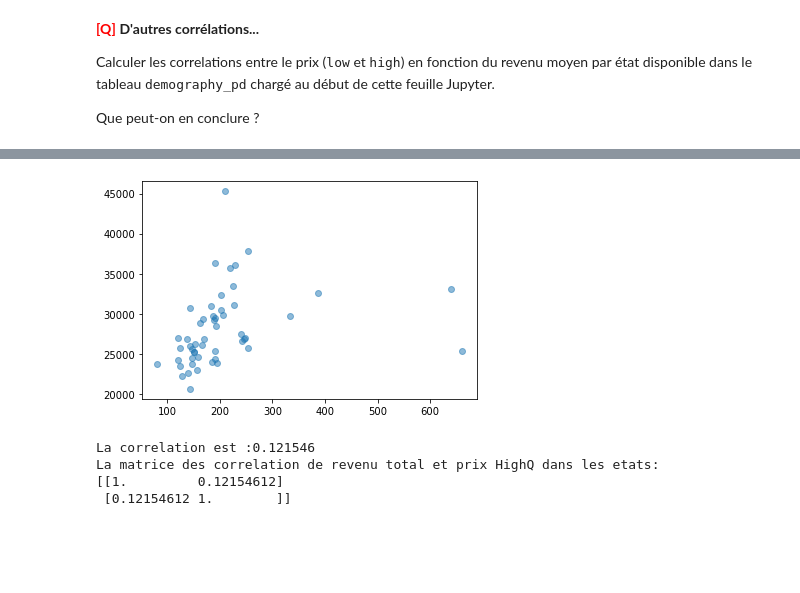
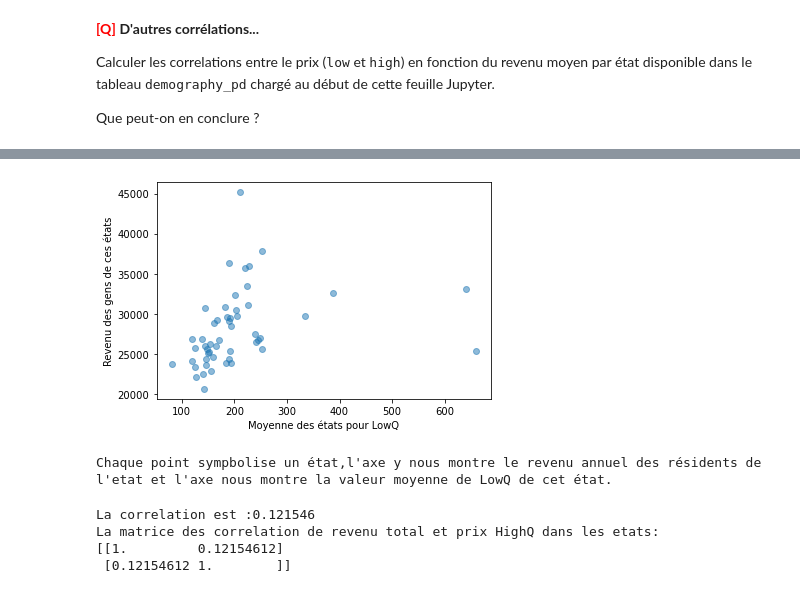
Before and after one commit to baris221/LU3IN026_TME, a Jupyter notebook: TME1/tme-01-Kaftancioglu-Tawbi.ipynb, the cells around one changed output, grey strips where cells are left out. Saved outputs shown, nothing was run; the diff lists cells and outputs as text; code cells hidden in the pictures; blank space fills up the shorter version.

```diff
--- a/TME1/tme-01-Kaftancioglu-Tawbi.ipynb
+++ b/TME1/tme-01-Kaftancioglu-Tawbi.ipynb
@@ -899,12 +883,17 @@ plt.show()
 # %%
 moys_low = prices_pd.groupby("State")[["LowQ"]].mean()
 moys_low["region"] = moys_low.index.str.lower()
 rev_med =  demography_pd[["region","per_capita_income"]]
 nuage_low = moys_low.merge(rev_med,on='region')
 plt.scatter(nuage_low['LowQ'],nuage_low["per_capita_income"],alpha=0.5)
+plt.xlabel("Moyenne des états pour LowQ")
+plt.ylabel("Revenu des gens de ces états")
 plt.show()
+print("Chaque point sympbolise un état,l'axe y nous montre le revenu annuel des résidents de l'etat et l'axe nous montre la valeur moyenne de LowQ de cet état.")
+plt.show()
 # %% [output]
-[figure, old version]
+[figure, new version]
+Chaque point sympbolise un état,l'axe y nous montre le revenu annuel des résidents de l'etat et l'axe nous montre la valeur moyenne de LowQ de cet état.
 # %%
 print("La correlation est :%f"%correlation(nuage_high["HighQ"],nuage_high["per_capita_income"]))
 print("La matrice des correlation de revenu total et prix HighQ dans les etats:")
```
Also changed, not shown: parts of 12 cells of this notebook.
